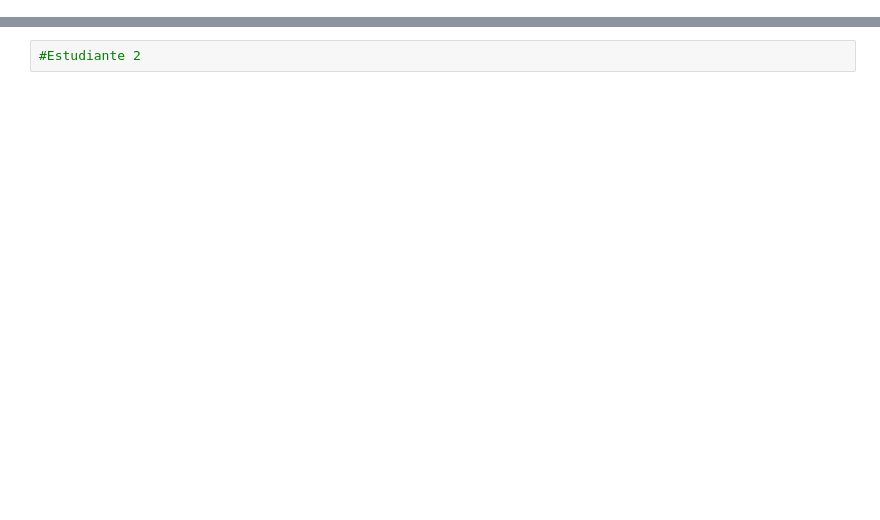
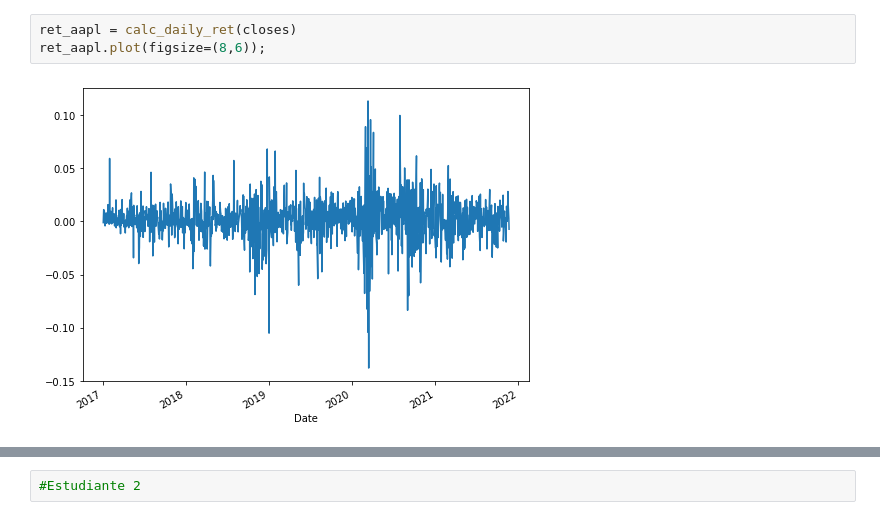
Before and after one commit to gerardogonz/Tarea8_GonzalezG_MezaE, a Jupyter notebook: Tarea8.ipynb, the cells around one changed output, grey strips where cells are left out. Drawn from its saved outputs; the diff is of its cells as text; blank space fills up the shorter version.

```diff
--- a/Tarea8.ipynb
+++ b/Tarea8.ipynb
@@ -8,0 +53,5 @@
+# %%
+ret_aapl = calc_daily_ret(closes)
+ret_aapl.plot(figsize=(8,6));
+# %% [output]
+[figure, added]
```
Also changed, not shown: parts of 23 cells of this notebook.
